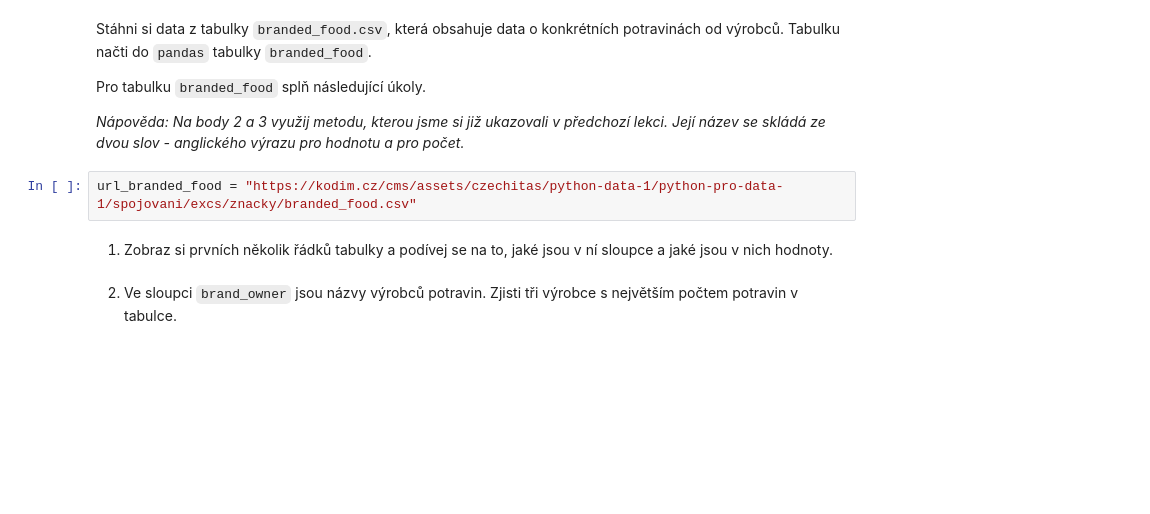
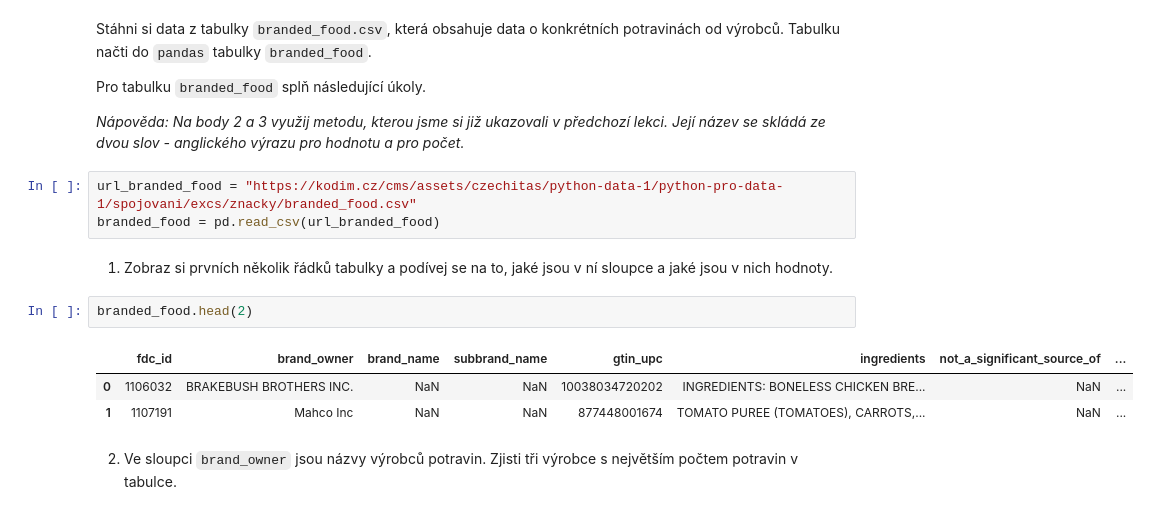
Before and after one commit to AnetaPopelova/czechitas-da-pj24, a Jupyter notebook: notebooks/02-pandas-2/03-spojovani-agregace.ipynb, the cells around one changed output. Saved outputs shown, nothing was run; the diff lists cells and outputs as text; blank space fills up the shorter version.

```diff
--- a/notebooks/02-pandas-2/03-spojovani-agregace.ipynb
+++ b/notebooks/02-pandas-2/03-spojovani-agregace.ipynb
@@ -123,9 +123,16 @@ Pro tabulku `branded_food` splň následující úkoly.
 _Nápověda: Na body 2 a 3 využij metodu, kterou jsme si již ukazovali v předchozí lekci. Její název se skládá ze dvou slov - anglického výrazu pro hodnotu a pro počet._
 # %%
 url_branded_food = "https://kodim.cz/cms/assets/czechitas/python-data-1/python-pro-data-1/spojovani/excs/znacky/branded_food.csv"
+branded_food = pd.read_csv(url_branded_food)
 # %% [markdown]
 
 1. Zobraz si prvních několik řádků tabulky a podívej se na to, jaké jsou v ní sloupce a jaké jsou v nich hodnoty.
+# %%
+branded_food.head(2)
+# %% [output]
+|  | fdc_id | brand_owner | brand_name | subbrand_name | gtin_upc | ingredients | not_a_significant_source_of | ... |
+| 0 | 1106032 | BRAKEBUSH BROTHERS INC. | NaN | NaN | 10038034720202 | INGREDIENTS: BONELESS CHICKEN BRE... | NaN | ... |
+| 1 | 1107191 | Mahco Inc | NaN | NaN | 877448001674 | TOMATO PUREE (TOMATOES), CARROTS,... | NaN | ... |
 # %% [markdown]
 
 2. Ve sloupci `brand_owner` jsou názvy výrobců potravin. Zjisti tři výrobce s největším počtem potravin v tabulce.
```
Also changed, not shown: parts of 11 cells of this notebook.
